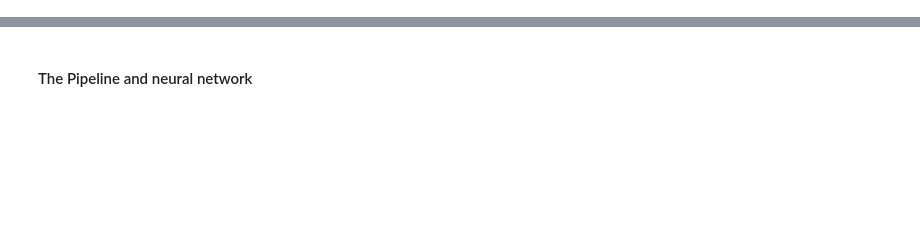
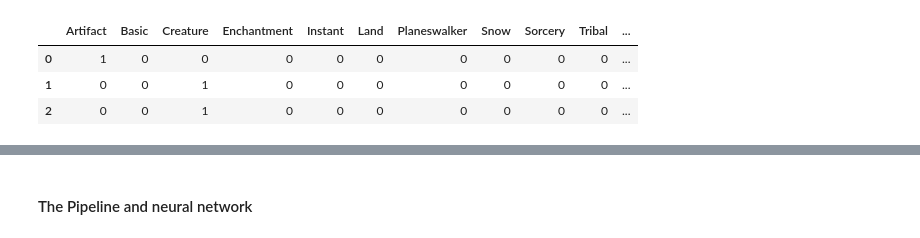
Before and after one commit to LouisHH0203/mtg_nlp_price_prediction, a Jupyter notebook: workflow/pipeline.ipynb, the cells around one changed output, grey strips where cells are left out. Saved outputs shown, nothing was run; the diff lists cells and outputs as text; code cells hidden in the pictures; blank space fills up the shorter version.

```diff
--- a/workflow/pipeline.ipynb
+++ b/workflow/pipeline.ipynb
@@ -57,3 +58,6 @@ df.head(3)
 | 0 | 2 | ['Artifact'] | ['Equipment'] | Equipped creature gets +2/+2.\nEq... | ['Equip'] | 0 | 0 | common | 10096 | 0.02 | ... |
 | 1 | 4 | ['Creature'] | ['Bird', 'Rogue'] | Flying\nWhen Aarakocra Sneak ente... | ['Flying'] | 1 | 4 | common | 10418 | 0.06 | ... |
 | 2 | 5 | ['Creature'] | ['Astartes', 'Warrior'] | Trample\nMark of Chaos Ascendant ... | ['Mark of Chaos Ascendant', 'Tram... | 5 | 5 | mythic | 10537 | 2.81 | ... |
+# %%
+df['oracle_text'] = df['oracle_text'].replace('\n', ' ', regex=True)
+df['oracle_text'][0]
@@ -61,0 +90,13 @@ df.head(3)
+# %%
+types_data = df['types']
+types_list = types_data.apply(eval)
+# %%
+mlb = MultiLabelBinarizer()
+encoded_data = mlb.fit_transform(types_list)
+encoded_df = pd.DataFrame(encoded_data, columns=mlb.classes_)
+encoded_df.head(3)
+# %% [output]
+|  | Artifact | Basic | Creature | Enchantment | Instant | Land | Planeswalker | Snow | Sorcery | Tribal | ... |
+| 0 | 1 | 0 | 0 | 0 | 0 | 0 | 0 | 0 | 0 | 0 | ... |
+| 1 | 0 | 0 | 1 | 0 | 0 | 0 | 0 | 0 | 0 | 0 | ... |
+| 2 | 0 | 0 | 1 | 0 | 0 | 0 | 0 | 0 | 0 | 0 | ... |
```
Also changed, not shown: parts of 32 cells of this notebook, 1 other file.
